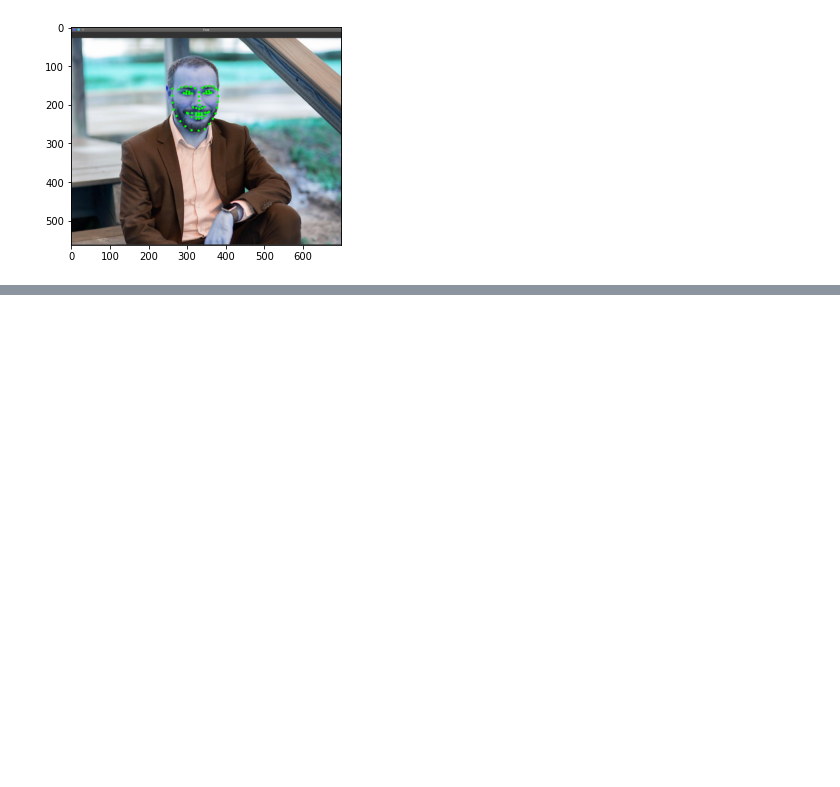
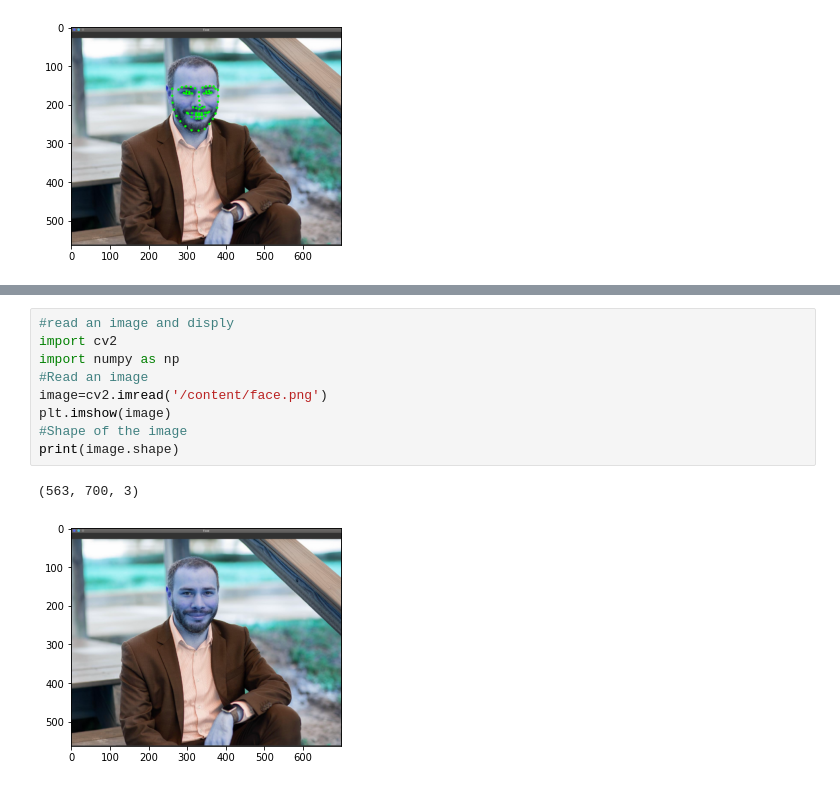
Before and after one commit to kerenalli/MyExamplePython, a Jupyter notebook: 20210104_FaceLandMarks.ipynb, the cells around one changed output, grey strips where cells are left out. Cells and saved outputs as stored; diff of their text form; blank space fills up the shorter version.

```diff
--- a/20210104_FaceLandMarks.ipynb
+++ b/20210104_FaceLandMarks.ipynb
@@ -68,0 +138,12 @@ cv2.destroyAllWindows()
+# %%
+#read an image and disply
+import cv2
+import numpy as np
+#Read an image
+image=cv2.imread('/content/face.png')
+plt.imshow(image)
+#Shape of the image
+print(image.shape)
+# %% [output]
+(563, 700, 3)
+[figure, added]
```
Also changed, not shown: parts of 6 cells of this notebook.
